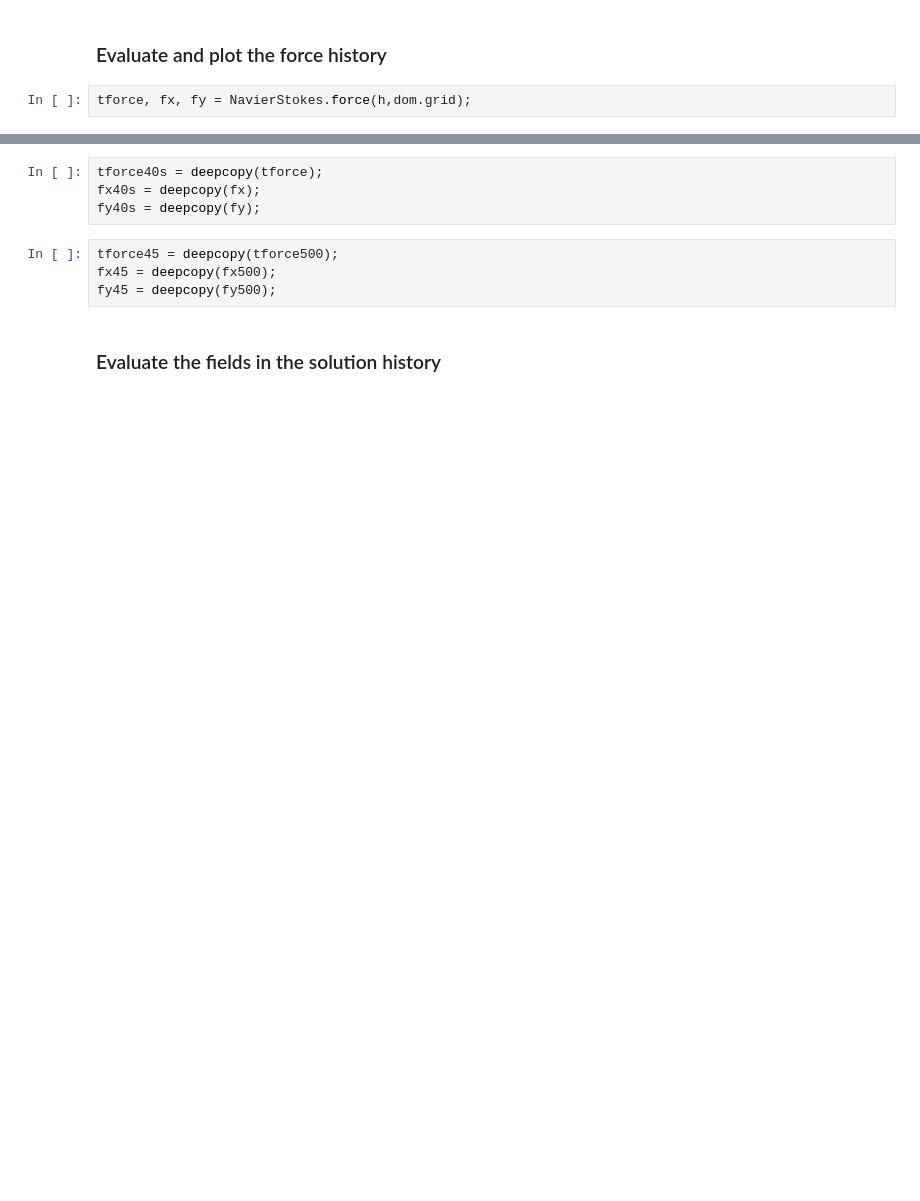
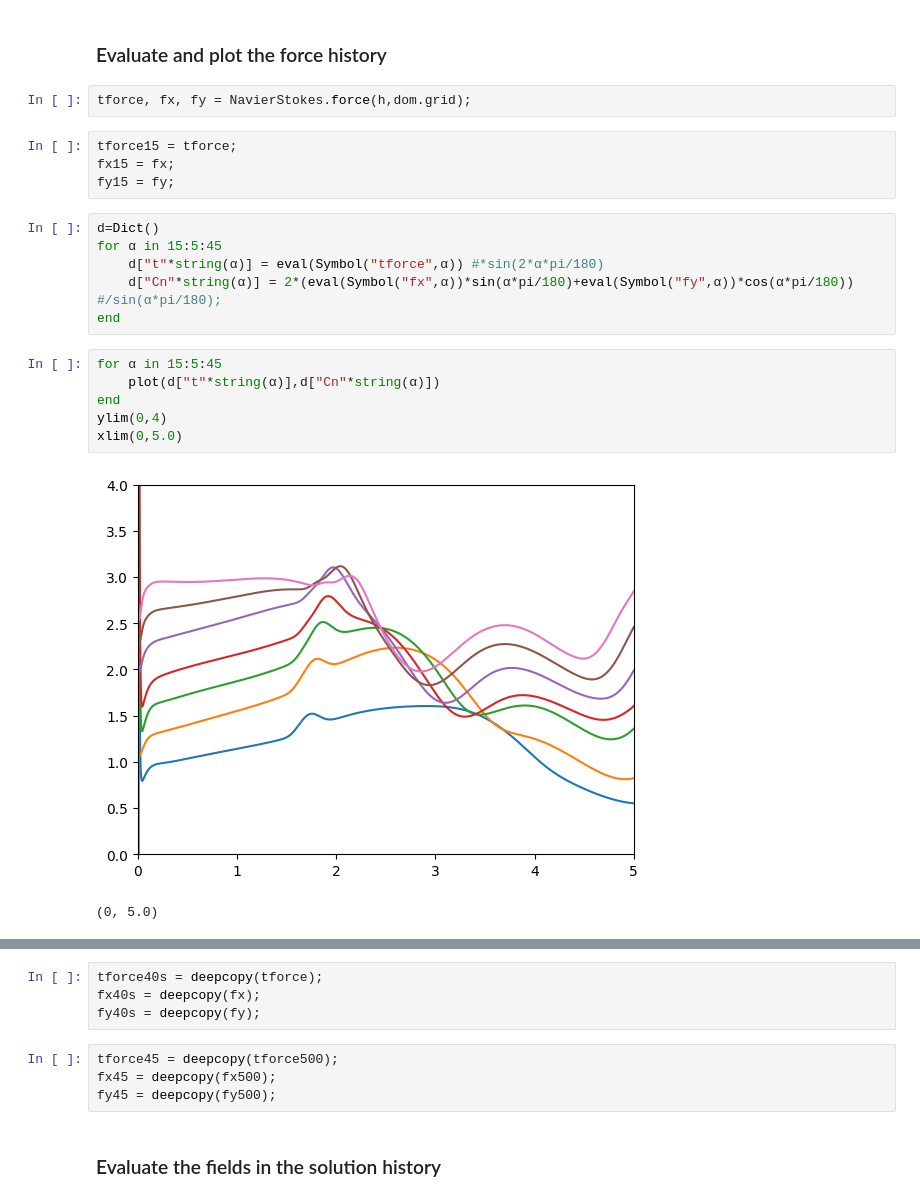
Before and after one commit to JuliaIBPM/ViscousFlow.jl, a Jupyter notebook: examples/Flow past a flat plate.ipynb, the cells around one changed output, grey strips where cells are left out. Saved outputs shown, nothing was run; the diff lists cells and outputs as text; blank space fills up the shorter version.

```diff
--- a/examples/Flow past a flat plate.ipynb
+++ b/examples/Flow past a flat plate.ipynb
@@ -186,3 +190,22 @@ Writing the solution data to file Plate40degRe500dx005smooth.soln
 ### Evaluate and plot the force history
 # %%
 tforce, fx, fy = NavierStokes.force(h,dom.grid);
+# %%
+tforce15 = tforce;
+fx15 = fx;
+fy15 = fy;
+# %%
+d=Dict()
+for α in 15:5:45
+    d["t"*string(α)] = eval(Symbol("tforce",α)) #*sin(2*α*pi/180)
+    d["Cn"*string(α)] = 2*(eval(Symbol("fx",α))*sin(α*pi/180)+eval(Symbol("fy",α))*cos(α*pi/180)) #/sin(α*pi/180);
+end
+# %%
+for α in 15:5:45
+    plot(d["t"*string(α)],d["Cn"*string(α)])
+end
+ylim(0,4)
+xlim(0,5.0)
+# %% [output]
+[figure, added]
+(0, 5.0)
```
Also changed, not shown: parts of 16 cells of this notebook, 3 other files.
